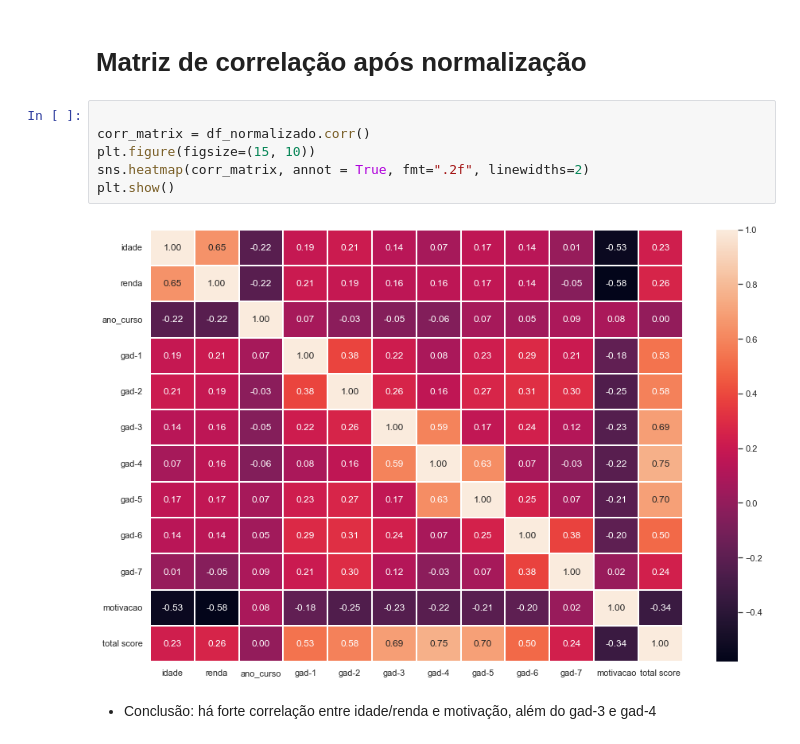
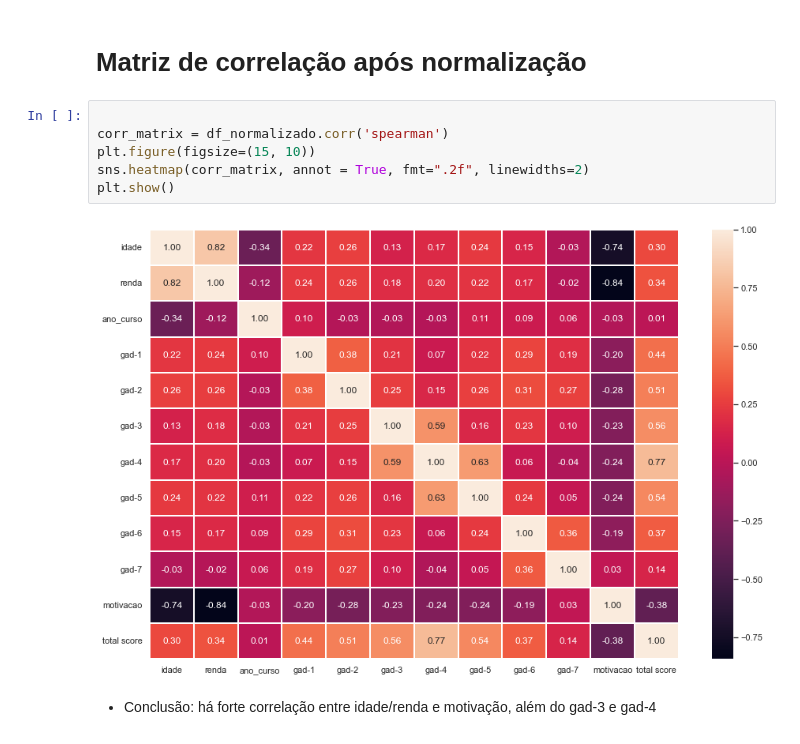
Before and after one commit to andretakeo/Projeto2_03-2023, a Jupyter notebook: Projeto #02.ipynb, the cells around one changed output. Drawn from its saved outputs; the diff is of its cells as text.

```diff
--- a/Projeto #02.ipynb
+++ b/Projeto #02.ipynb
@@ -368,12 +375,12 @@ df_normalizado.head()
 # Matriz de correlação após normalização
 # %%
 
-corr_matrix = df_normalizado.corr()
+corr_matrix = df_normalizado.corr('spearman')
 plt.figure(figsize=(15, 10))
 sns.heatmap(corr_matrix, annot = True, fmt=".2f", linewidths=2)
 plt.show()
 # %% [output]
-[figure, old version]
+[figure, new version]
 # %% [markdown]
 * Conclusão: há forte correlação entre idade/renda e motivação, além do gad-3 e gad-4
 # %%
```
Also changed, not shown: parts of 4 cells of this notebook.
